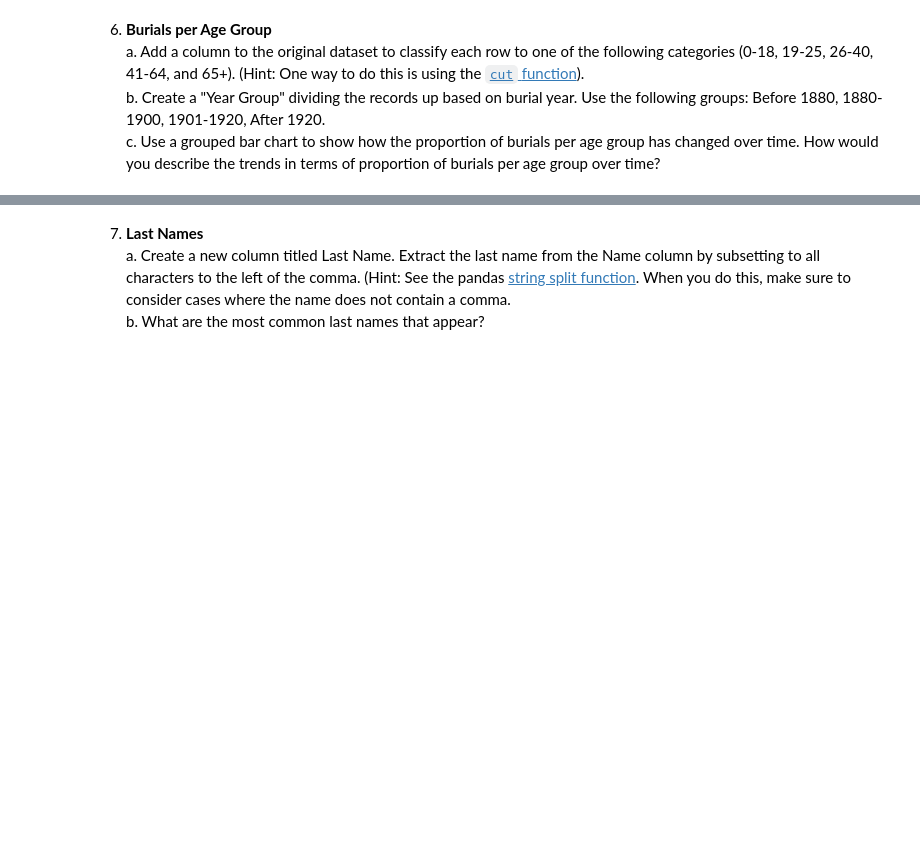
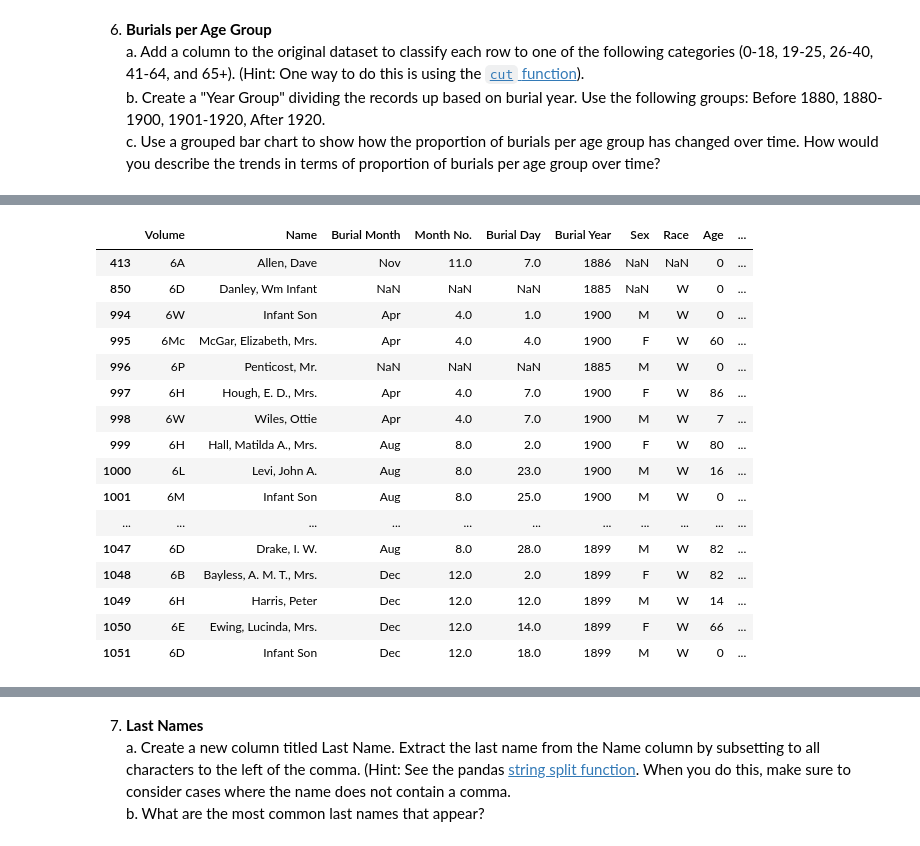
Before and after one commit to NSS-Data-Analytics-Cohort-10/advanced-pandas-elisianguyen, a Jupyter notebook: notebooks/advanced_pandas.ipynb, the cells around one changed output, grey strips where cells are left out. Saved outputs shown, nothing was run; the diff lists cells and outputs as text; code cells hidden in the pictures; blank space fills up the shorter version.

```diff
--- a/notebooks/advanced_pandas.ipynb
+++ b/notebooks/advanced_pandas.ipynb
@@ -294,0 +378,21 @@ Name: Volume, dtype: int64
+# %%
+#check
+cc[cc["Year Group"]=="1880-1900"].head(60)
+# %% [output]
+|  | Volume | Name | Burial Month | Month No. | Burial Day | Burial Year | Sex | Race | Age | ... |
+| 413 | 6A | Allen, Dave | Nov | 11.0 | 7.0 | 1886 | NaN | NaN | 0 | ... |
+| 850 | 6D | Danley, Wm Infant | NaN | NaN | NaN | 1885 | NaN | W | 0 | ... |
+| 994 | 6W | Infant Son | Apr | 4.0 | 1.0 | 1900 | M | W | 0 | ... |
+| 995 | 6Mc | McGar, Elizabeth, Mrs. | Apr | 4.0 | 4.0 | 1900 | F | W | 60 | ... |
+| 996 | 6P | Penticost, Mr. | NaN | NaN | NaN | 1885 | M | W | 0 | ... |
+| 997 | 6H | Hough, E. D., Mrs. | Apr | 4.0 | 7.0 | 1900 | F | W | 86 | ... |
+| 998 | 6W | Wiles, Ottie | Apr | 4.0 | 7.0 | 1900 | M | W | 7 | ... |
+| 999 | 6H | Hall, Matilda A., Mrs. | Aug | 8.0 | 2.0 | 1900 | F | W | 80 | ... |
+| 1000 | 6L | Levi, John A. | Aug | 8.0 | 23.0 | 1900 | M | W | 16 | ... |
+| 1001 | 6M | Infant Son | Aug | 8.0 | 25.0 | 1900 | M | W | 0 | ... |
+| ... | ... | ... | ... | ... | ... | ... | ... | ... | ... | ... |
+| 1047 | 6D | Drake, I. W. | Aug | 8.0 | 28.0 | 1899 | M | W | 82 | ... |
+| 1048 | 6B | Bayless, A. M. T., Mrs. | Dec | 12.0 | 2.0 | 1899 | F | W | 82 | ... |
+| 1049 | 6H | Harris, Peter | Dec | 12.0 | 12.0 | 1899 | M | W | 14 | ... |
+| 1050 | 6E | Ewing, Lucinda, Mrs. | Dec | 12.0 | 14.0 | 1899 | F | W | 66 | ... |
+| 1051 | 6D | Infant Son | Dec | 12.0 | 18.0 | 1899 | M | W | 0 | ... |
```
Also changed, not shown: parts of 34 cells of this notebook.
